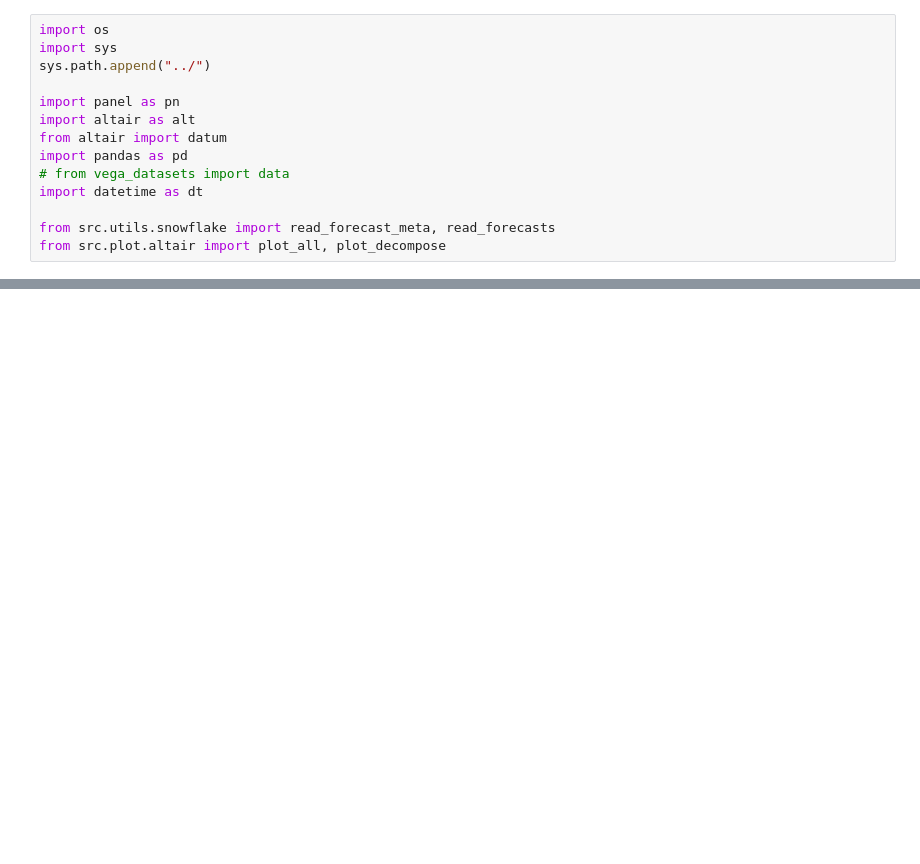
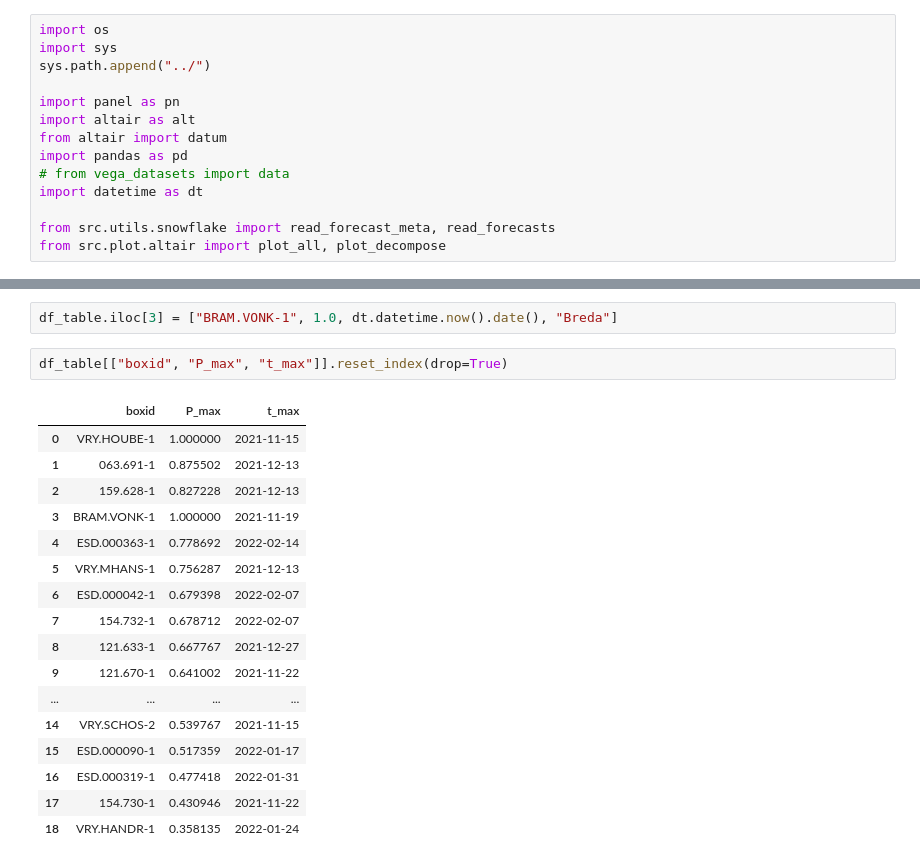
Before and after one commit to Bram-Vonk/21_Spark, a Jupyter notebook: notebooks/dashboard_setup.ipynb, the cells around one changed output, grey strips where cells are left out. Cells and saved outputs as stored; diff of their text form; blank space fills up the shorter version.

```diff
--- a/notebooks/dashboard_setup.ipynb
+++ b/notebooks/dashboard_setup.ipynb
@@ -35,3 +59,25 @@ df_table
+# %%
+df_table.iloc[3] = ["BRAM.VONK-1", 1.0, dt.datetime.now().date(), "Breda"]
+# %%
+df_table[["boxid", "P_max", "t_max"]].reset_index(drop=True)
+# %% [output]
+|  | boxid | P_max | t_max |
+| 0 | VRY.HOUBE-1 | 1.000000 | 2021-11-15 |
+| 1 | 063.691-1 | 0.875502 | 2021-12-13 |
+| 2 | 159.628-1 | 0.827228 | 2021-12-13 |
+| 3 | BRAM.VONK-1 | 1.000000 | 2021-11-19 |
+| 4 | ESD.000363-1 | 0.778692 | 2022-02-14 |
+| 5 | VRY.MHANS-1 | 0.756287 | 2021-12-13 |
+| 6 | ESD.000042-1 | 0.679398 | 2022-02-07 |
+| 7 | 154.732-1 | 0.678712 | 2022-02-07 |
+| 8 | 121.633-1 | 0.667767 | 2021-12-27 |
+| 9 | 121.670-1 | 0.641002 | 2021-11-22 |
+| ... | ... | ... | ... |
+| 14 | VRY.SCHOS-2 | 0.539767 | 2021-11-15 |
+| 15 | ESD.000090-1 | 0.517359 | 2022-01-17 |
+| 16 | ESD.000319-1 | 0.477418 | 2022-01-31 |
+| 17 | 154.730-1 | 0.430946 | 2021-11-22 |
+| 18 | VRY.HANDR-1 | 0.358135 | 2022-01-24 |
 # %%
 tabulator_formatters = {
     "float": {"type": "progress", "max": 1},
```
Also changed, not shown: parts of 4 cells of this notebook, 36 other files.
